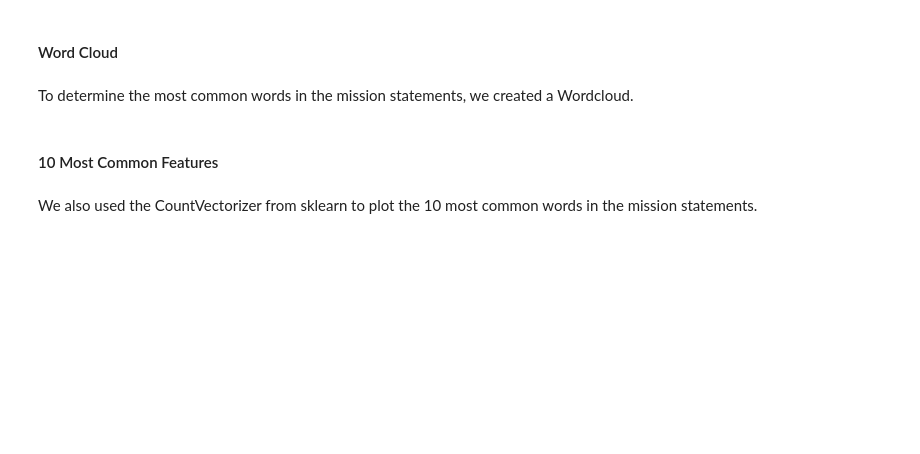
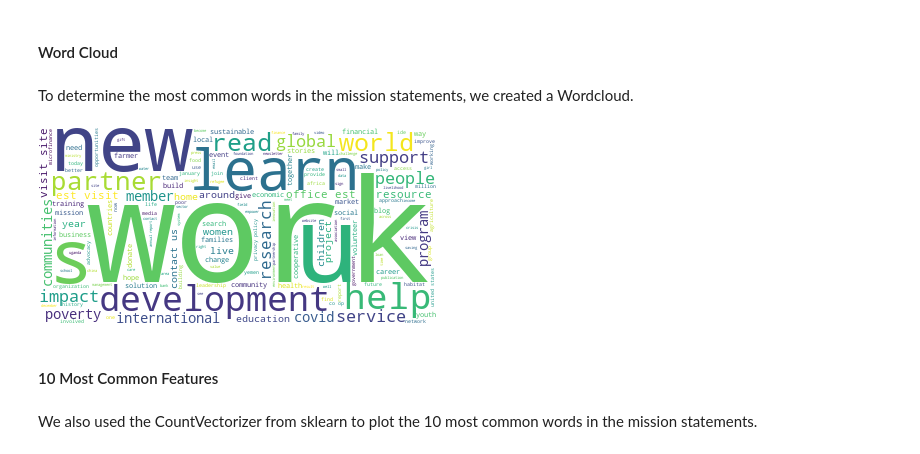
Before and after one commit to albertodiazdurana/Web-scrapping_NLP_topic-analysis-1a, a Jupyter notebook: IandEStudy.ipynb, the cells around one changed output. Drawn from its saved outputs; the diff is of its cells as text; code cells hidden in the pictures; blank space fills up the shorter version.

```diff
--- a/IandEStudy.ipynb
+++ b/IandEStudy.ipynb
@@ -329,7 +356,14 @@ We use regular expression for cleaning the mission statement. We delete all non
 df["mission_statement_processed"] = df["mission_statement"].map(
     lambda x: re.sub("[,\.!?]", "", x)
 )
+df["website_content_processed"] = df["website_content"].map(
+    lambda x: re.sub("[,\.!?]", "", x)
+)
 # Convert the tex to lowercase
 df["mission_statement_processed"] = df["mission_statement_processed"].map(lambda x: x.lower())
+df["website_content_processed"] = df["website_content_processed"].map(lambda x: x.lower())
+df["processed_text"] = df["mission_statement_processed"] + df["website_content_processed"]
+
+df.to_csv("processed_data.csv")
 # Print out the first rows
-df[["mission_statement", "mission_statement_processed"]].head()
+df[["mission_statement", "mission_statement_processed", "website_content", "website_content_processed", "processed_text"]][5:10]
@@ -340,14 +381,16 @@ To determine the most common words in the mission statements, we created a Wordc
 # %%
 # Import the wordcloud library
 from wordcloud import WordCloud
 # Join the different processed titles together.
-long_string = ','.join(list(df['mission_statement_processed'].values))
+long_string = ','.join(list(df['processed_text'].values))
 # Create a WordCloud object
 wordcloud = WordCloud(background_color="white", max_words=5000, contour_width=3, contour_color='steelblue')
 # Generate a word cloud
 wordcloud.generate(long_string)
 # Visualize the word cloud
 wordcloud.to_image()
+# %% [output]
+[figure, added]
 # %% [markdown]
 #### 10 Most Common Features
 # %% [markdown]
```
Also changed, not shown: parts of 13 cells of this notebook, 2 other files.
